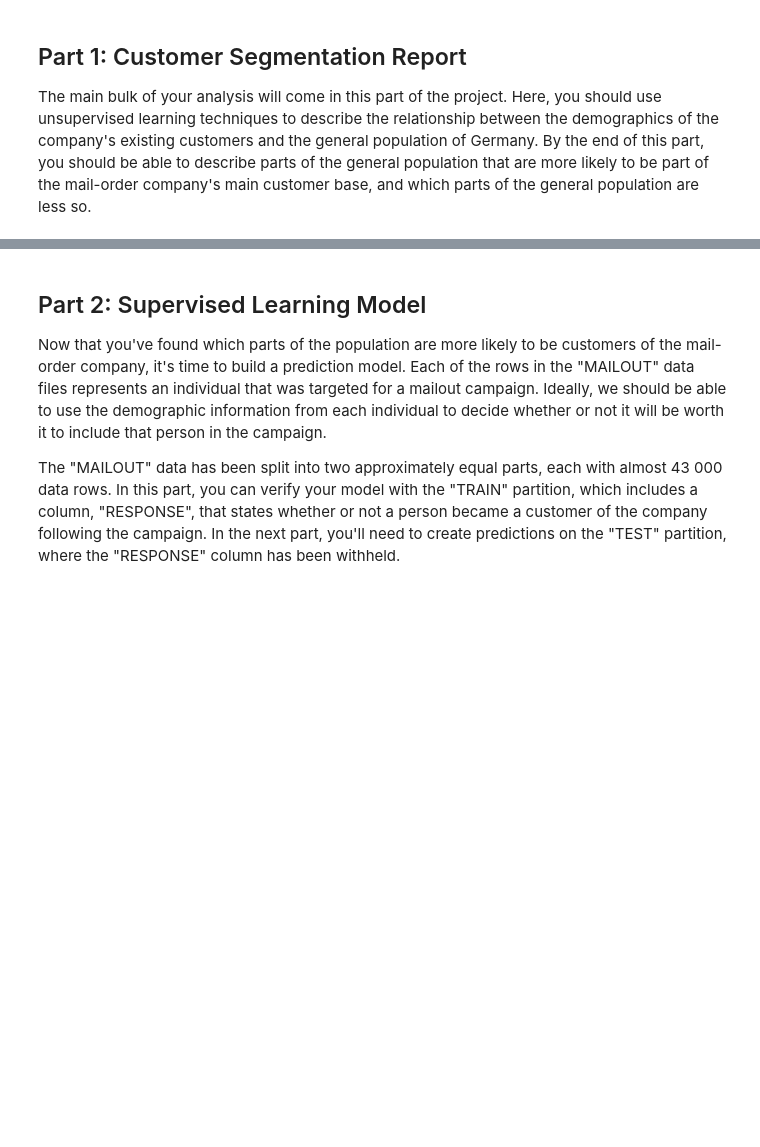
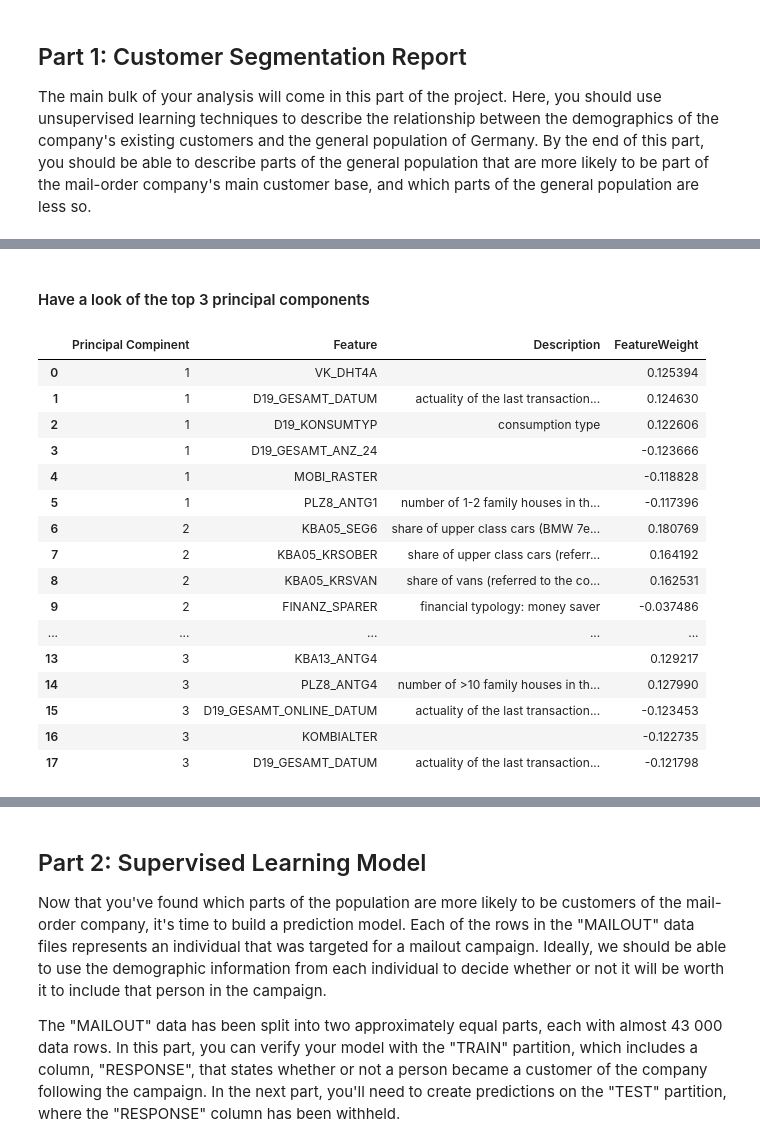
Before and after one commit to Maia97/UDS-Customer-Segmentation-Project, a Jupyter notebook: Arvato_Customer_Segmentation.ipynb, the cells around one changed output, grey strips where cells are left out. Cells and saved outputs as stored; diff of their text form; code cells hidden in the pictures; blank space fills up the shorter version.

```diff
--- a/Arvato_Customer_Segmentation.ipynb
+++ b/Arvato_Customer_Segmentation.ipynb
@@ -455,3 +471,59 @@ plt.show()
 pca = PCA(n_components=100)
 azdias_pca = pca.fit_transform(azdias_scaled)
 customers_pca = pca.transform(customers_scaled)
+# %% [markdown]
+#### Have a look of the top 3 principal components
+# %%
+def interpret_pca_components(pca, df_columns, attributes_info, n_components=3, n_top_features=3):
+    """
+    Display the top contributing features for each principal component.
+
+    Parameters:
+    pca: A fitted PCA model
+    df_columns: List of column names of the original dataset
+    attributes_info: Dataframe of detailed feature information
+    n_components: Number of principal components to display (default: 3)
+    n_top_features: Number of top contributing features to display for each component (default: 3. 3 positive and 3 negative)
+
+    Returns:
+    A styled DataFrame with columns ['Principal Component', 'Feature', 'Description', 'FeatureWeight'], showing the top
+    contributing features for each principal component, along with their descriptions and weights.
+    """
+
+    # Extract principal components and their feature contributions
+    components = pd.DataFrame(pca.components_[:n_components], columns=df_columns)
+
+    columns = ['Principal Compinent', 'Feature', 'Description', 'FeatureWeight']
+    df = pd.DataFrame(columns=columns)
+
+    # Get the top contributing features
+    for i, component in components.iterrows():
+        top_features = component.nlargest(n_top_features)
+        top_features = top_features.append(component.nsmallest(n_top_features))
+
+        for feature, weight in top_features.iteritems():
+            dsp = attributes_info[attributes_info['Attribute']==feature]['Description'].values
+            dsp = dsp[0] if dsp else ''
+            df = df.append(dict(zip(columns, [i+1, feature, dsp, weight])), ignore_index=True)
+
+    return df.style.bar(subset=['FeatureWeight'], color='skyblue', align='mid')
+
+interpret_pca_components(pca, azdias_clean.columns, attributes_info, n_components=3, n_top_features=3)
+# %% [output]
+|  | Principal Compinent | Feature | Description | FeatureWeight |
+| 0 | 1 | VK_DHT4A |  | 0.125394 |
+| 1 | 1 | D19_GESAMT_DATUM | actuality of the last transaction... | 0.124630 |
+| 2 | 1 | D19_KONSUMTYP | consumption type | 0.122606 |
+| 3 | 1 | D19_GESAMT_ANZ_24 |  | -0.123666 |
+| 4 | 1 | MOBI_RASTER |  | -0.118828 |
+| 5 | 1 | PLZ8_ANTG1 | number of 1-2 family houses in th... | -0.117396 |
+| 6 | 2 | KBA05_SEG6 | share of upper class cars (BMW 7e... | 0.180769 |
+| 7 | 2 | KBA05_KRSOBER | share of upper class cars (referr... | 0.164192 |
+| 8 | 2 | KBA05_KRSVAN | share of vans (referred to the co... | 0.162531 |
+| 9 | 2 | FINANZ_SPARER | financial typology: money saver | -0.037486 |
+| ... | ... | ... | ... | ... |
+| 13 | 3 | KBA13_ANTG4 |  | 0.129217 |
+| 14 | 3 | PLZ8_ANTG4 | number of >10 family houses in th... | 0.127990 |
+| 15 | 3 | D19_GESAMT_ONLINE_DATUM | actuality of the last transaction... | -0.123453 |
+| 16 | 3 | KOMBIALTER |  | -0.122735 |
+| 17 | 3 | D19_GESAMT_DATUM | actuality of the last transaction... | -0.121798 |
```
Also changed, not shown: parts of 22 cells of this notebook.
